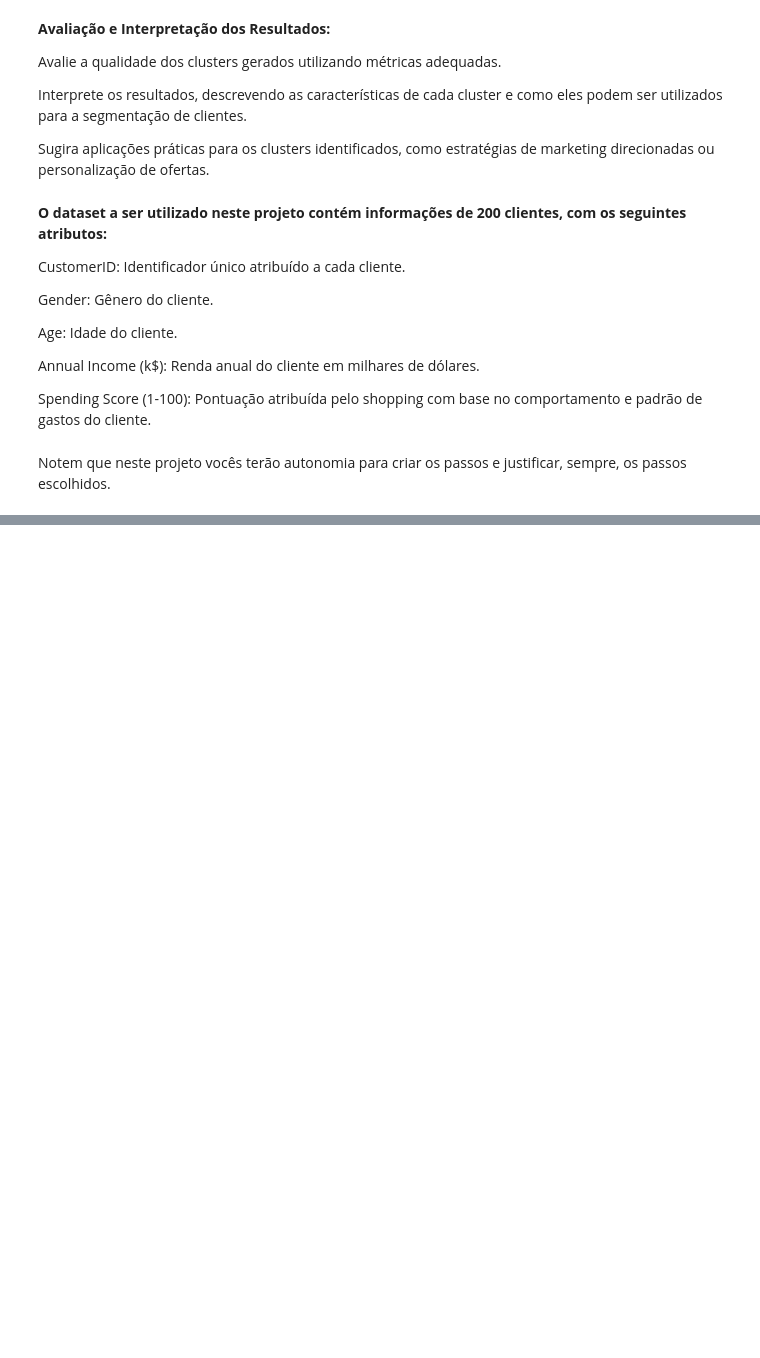
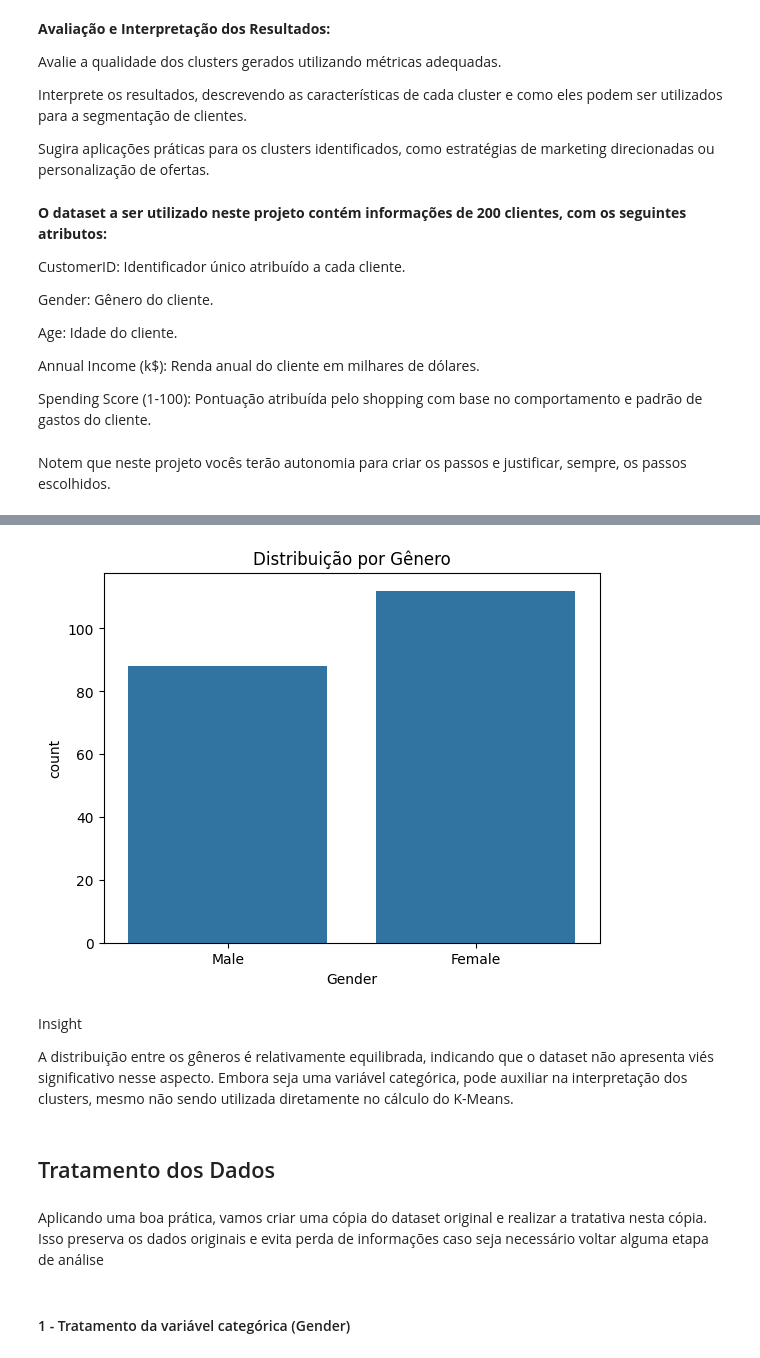
Before and after one commit to Rafarosa/ciencia_de_dados_v2, a Jupyter notebook: 08 - Modelos avançados/07 - Árvore X Random Forest/Projeto 07/Profissao Cientista de Dados M33 A1 Pratique.ipynb, the cells around one changed output, grey strips where cells are left out. Saved outputs shown, nothing was run; the diff lists cells and outputs as text; code cells hidden in the pictures; blank space fills up the shorter version.

```diff
--- a/08 - Modelos avançados/07 - Árvore X Random Forest/Projeto 07/Profissao Cientista de Dados M33 A1 Pratique.ipynb
+++ b/08 - Modelos avançados/07 - Árvore X Random Forest/Projeto 07/Profissao Cientista de Dados M33 A1 Pratique.ipynb
@@ -46,0 +214,14 @@ Notem que neste projeto vocês terão autonomia para criar os passos e justifica
+# %%
+sns.countplot(x='Gender', data=df)
+plt.title('Distribuição por Gênero')
+plt.show()
+# %% [output]
+[figure, added]
+# %% [markdown]
+Insight
+
+A distribuição entre os gêneros é relativamente equilibrada, indicando que o dataset não apresenta viés significativo nesse aspecto. Embora seja uma variável categórica, pode auxiliar na interpretação dos clusters, mesmo não sendo utilizada diretamente no cálculo do K-Means.
+# %% [markdown]
+## Tratamento dos Dados
+# %% [markdown]
+Aplicando uma boa prática, vamos criar uma cópia do dataset original e realizar a tratativa nesta cópia. Isso preserva os dados originais e evita perda de informações caso seja necessário voltar alguma etapa de análise
@@ -46,0 +230,2 @@ Notem que neste projeto vocês terão autonomia para criar os passos e justifica
+# %% [markdown]
+#### 1 - Tratamento da variável categórica (Gender)
```
Also changed, not shown: parts of 72 cells of this notebook, 1 other file.
